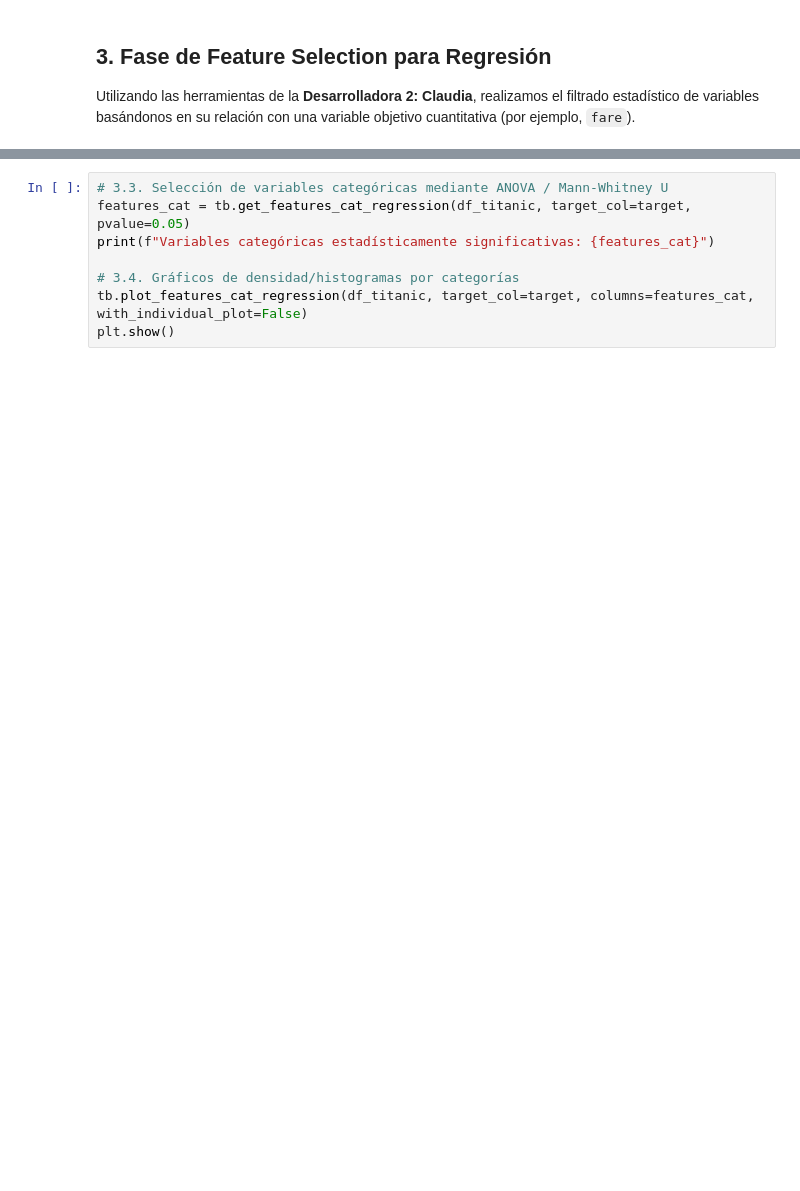
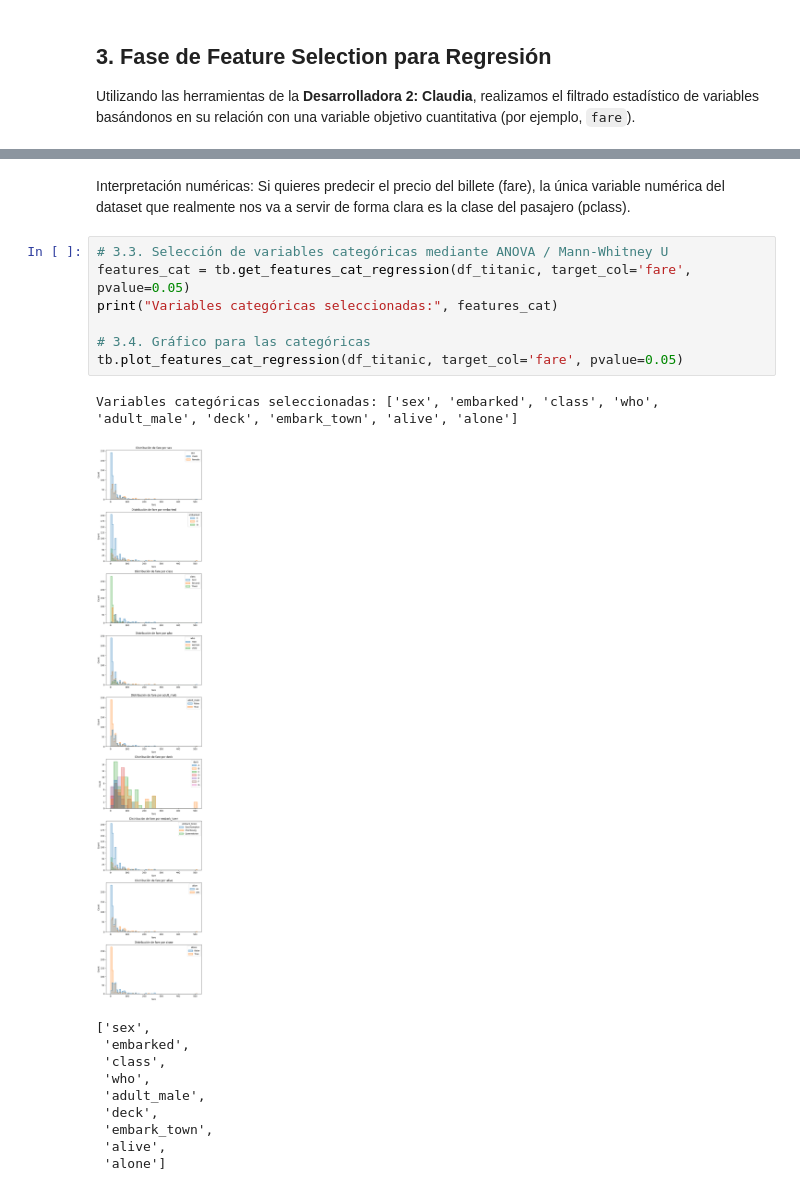
Before and after one commit to Mariasares/TC-ToolBox, a Jupyter notebook: notebooks/demo.ipynb, the cells around one changed output, grey strips where cells are left out. Cells and saved outputs as stored; diff of their text form; blank space fills up the shorter version.

```diff
--- a/notebooks/demo.ipynb
+++ b/notebooks/demo.ipynb
@@ -54,8 +97,21 @@ plt.show()
+# %% [markdown]
+Interpretación numéricas: Si quieres predecir el precio del billete (fare), la única variable numérica del dataset que realmente nos va a servir de forma clara es la clase del pasajero (pclass).
 # %%
 # 3.3. Selección de variables categóricas mediante ANOVA / Mann-Whitney U
-features_cat = tb.get_features_cat_regression(df_titanic, target_col=target, pvalue=0.05)
-print(f"Variables categóricas estadísticamente significativas: {features_cat}")
+features_cat = tb.get_features_cat_regression(df_titanic, target_col='fare', pvalue=0.05)
+print("Variables categóricas seleccionadas:", features_cat)
 
-# 3.4. Gráficos de densidad/histogramas por categorías
-tb.plot_features_cat_regression(df_titanic, target_col=target, columns=features_cat, with_individual_plot=False)
-plt.show()
+# 3.4. Gráfico para las categóricas
+tb.plot_features_cat_regression(df_titanic, target_col='fare', pvalue=0.05)
+# %% [output]
+Variables categóricas seleccionadas: ['sex', 'embarked', 'class', 'who', 'adult_male', 'deck', 'embark_town', 'alive', 'alone']
+[figure, added]
+['sex',
+ 'embarked',
+ 'class',
+ 'who',
+ 'adult_male',
+ 'deck',
+ 'embark_town',
+ 'alive',
+ 'alone']
```
Also changed, not shown: parts of 5 cells of this notebook, 1 other file.
